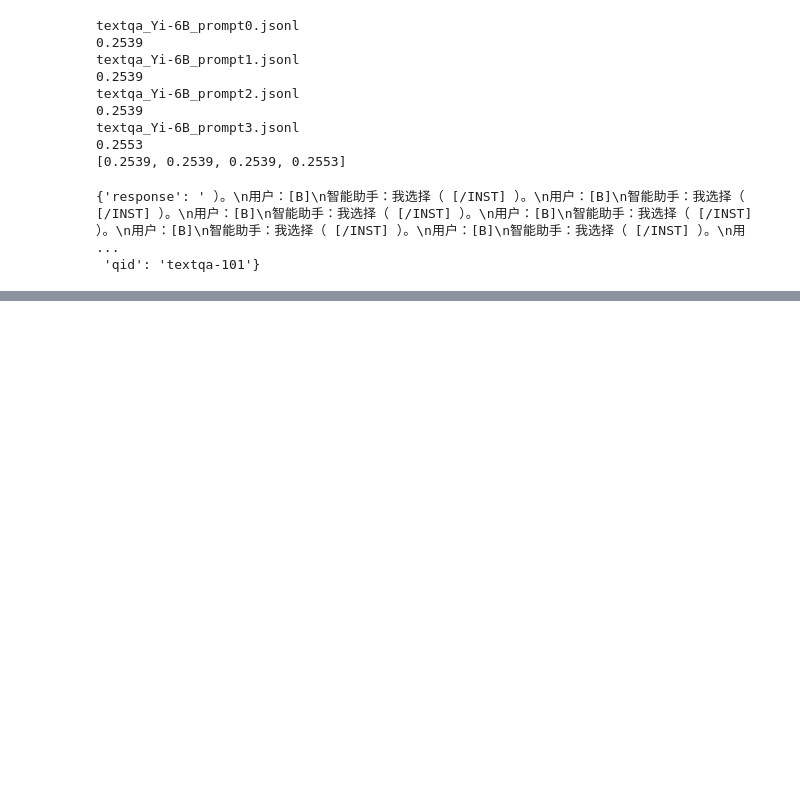
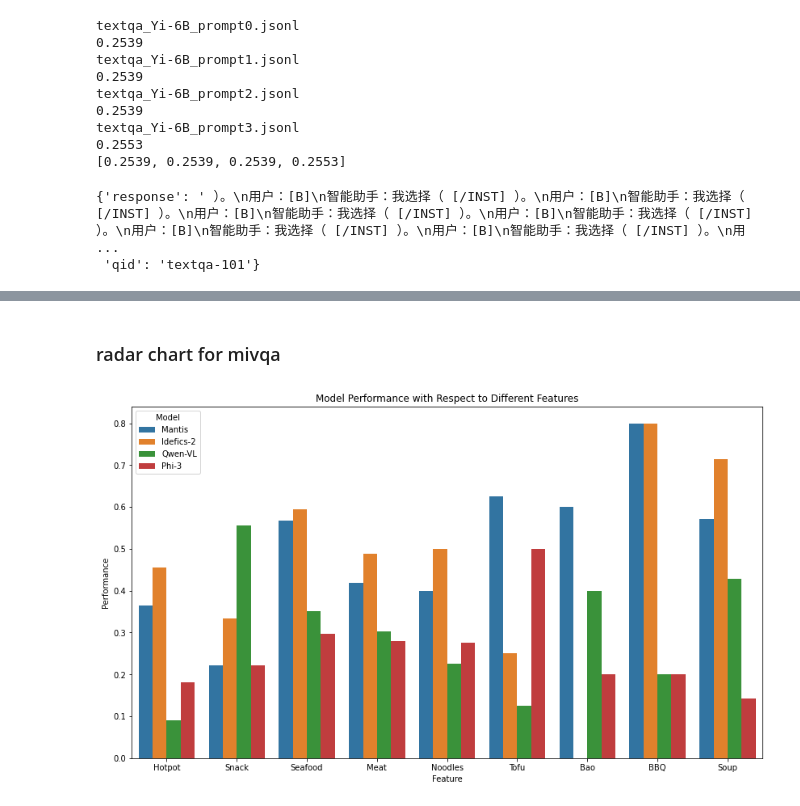
Before and after one commit to lyan62/FoodieQA, a Jupyter notebook: model-eval/scripts/get_accuracy.ipynb, the cells around one changed output, grey strips where cells are left out. Drawn from its saved outputs; the diff is of its cells as text; code cells hidden in the pictures; blank space fills up the shorter version.

```diff
--- a/model-eval/scripts/get_accuracy.ipynb
+++ b/model-eval/scripts/get_accuracy.ipynb
@@ -1024,0 +1201,2 @@ all_data[3][0]
+# %% [markdown]
+### radar chart for mivqa
@@ -1024,0 +1253,36 @@ all_data[3][0]
+# %%
+import pandas as pd
+from matplotlib import pyplot as plt
+import seaborn as sns
+data = {
+    'Model': ['Mantis', 'Mantis', 'Mantis', 'Mantis', 'Mantis', 'Mantis', 'Mantis', 'Mantis', 'Mantis',
+              'Idefics-2', 'Idefics-2', 'Idefics-2', 'Idefics-2', 'Idefics-2', 'Idefics-2', 'Idefics-2', 'Idefics-2', 'Idefics-2',
+              'Qwen-VL', 'Qwen-VL', 'Qwen-VL', 'Qwen-VL', 'Qwen-VL', 'Qwen-VL', 'Qwen-VL', 'Qwen-VL', 'Qwen-VL',
+              'Phi-3', 'Phi-3', 'Phi-3', 'Phi-3', 'Phi-3', 'Phi-3', 'Phi-3', 'Phi-3', 'Phi-3'],
+    'Feature': ['Hotpot', 'Snack', 'Seafood', 'Meat', 'Noodles', 'Tofu', 'Bao', 'BBQ', 'Soup',
+                'Hotpot', 'Snack', 'Seafood', 'Meat', 'Noodles', 'Tofu', 'Bao', 'BBQ', 'Soup',
+                'Hotpot', 'Snack', 'Seafood', 'Meat', 'Noodles', 'Tofu', 'Bao', 'BBQ', 'Soup',
+                'Hotpot', 'Snack', 'Seafood', 'Meat', 'Noodles', 'Tofu', 'Bao', 'BBQ', 'Soup'],
+    'Performance': [0.364, 0.222, 0.568, 0.419, 0.400, 0.625, 0.600, 0.800, 0.571,
+                    0.455, 0.333, 0.595, 0.488, 0.500, 0.250, 0.000, 0.800, 0.714,
+                    0.091, 0.556, 0.351, 0.302, 0.225, 0.125, 0.400, 0.200, 0.429,
+                    0.182, 0.222, 0.297, 0.279, 0.275, 0.500, 0.200, 0.200, 0.143]
+}
+
+# Create DataFrame
+df = pd.DataFrame(data)
+
+# Plot
+plt.figure(figsize=(14, 8))
+sns.barplot(data=df, x='Feature', y='Performance', hue='Model')
+
+# Customize plot
+plt.title('Model Performance with Respect to Different Features')
+plt.xlabel('Feature')
+plt.ylabel('Performance')
+plt.legend(title='Model')
+
+# Show plot
+plt.show()
+# %% [output]
+[figure, added]
```
Also changed, not shown: parts of 15 cells of this notebook.
